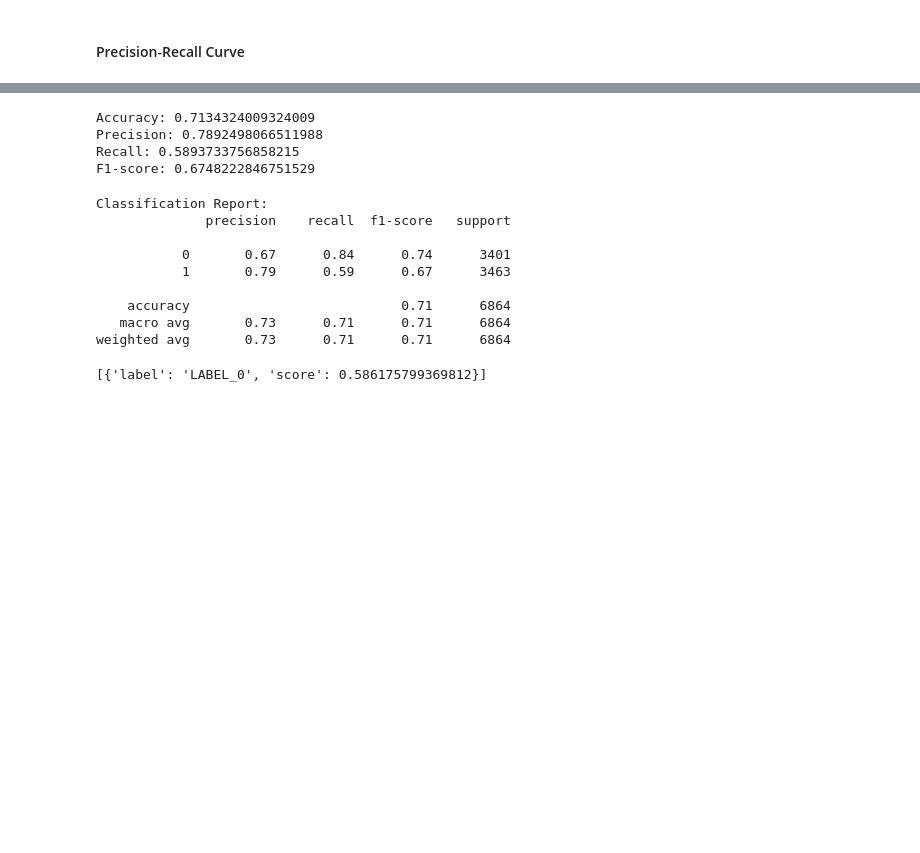
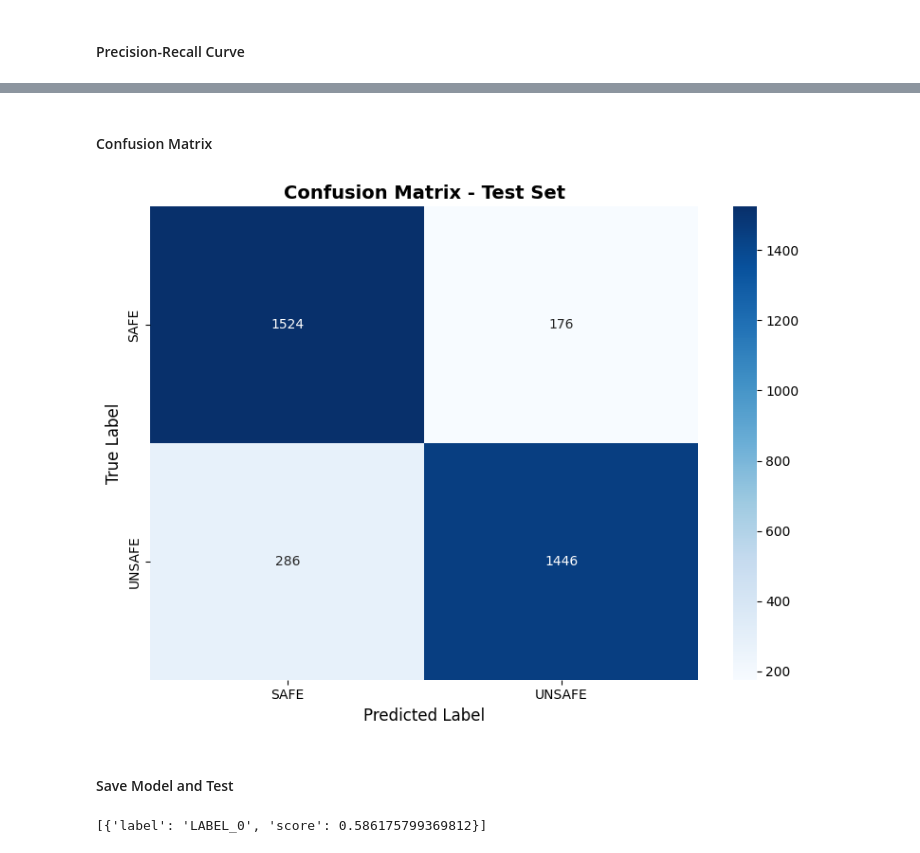
Before and after one commit to lemonmelonn/devanasokan_fyp, a Jupyter notebook: 05_model_training/model4_distilbert_ori.ipynb, the cells around one changed output, grey strips where cells are left out. Cells and saved outputs as stored; diff of their text form; code cells hidden in the pictures; blank space fills up the shorter version.

```diff
--- a/05_model_training/model4_distilbert_ori.ipynb
+++ b/05_model_training/model4_distilbert_ori.ipynb
@@ -249,38 +333,0 @@ from sklearn.metrics import classification_report, accuracy_score
-# %%
-report = classification_report(
-    y_true,
-    y_pred,
-    output_dict=True
-)
-
-accuracy = accuracy_score(y_true, y_pred)
-precision = report["1"]["precision"]
-recall = report["1"]["recall"]
-f1 = report["1"]["f1-score"]
-
-print("Accuracy:", accuracy)
-print("Precision:", precision)
-print("Recall:", recall)
-print("F1-score:", f1)
-# %% [output]
-Accuracy: 0.7134324009324009
-Precision: 0.7892498066511988
-Recall: 0.5893733756858215
-F1-score: 0.6748222846751529
-# %%
-# Classification report
-from sklearn.metrics import classification_report, confusion_matrix
-
-print("Classification Report:")
-classification_report_output = classification_report(full_dataset["test"]["label"], np.argmax(trainer.predict(full_dataset["test"]).predictions, axis=-1))
-print(classification_report_output)
-# %% [output]
-Classification Report:
-              precision    recall  f1-score   support
-
-           0       0.67      0.84      0.74      3401
-           1       0.79      0.59      0.67      3463
-
-    accuracy                           0.71      6864
-   macro avg       0.73      0.71      0.71      6864
-weighted avg       0.73      0.71      0.71      6864
@@ -289,3 +334,30 @@ weighted avg       0.73      0.71      0.71      6864
+# %% [markdown]
+#### Confusion Matrix
+# %%
+# Calculate confusion matrix
+cm = confusion_matrix(y_true, y_pred)
+
+# Create the plot
+plt.figure(figsize=(8, 6))
+sns.heatmap(
+    cm,
+    annot=True,  # Show numbers in cells
+    fmt='d',     # Format as integers
+    cmap='Blues',  # Color palette
+    cbar=True,   # Show color bar
+    xticklabels=['SAFE', 'UNSAFE'],
+    yticklabels=['SAFE', 'UNSAFE']
+)
+
+plt.title('Confusion Matrix - Test Set', fontsize=14, fontweight='bold')
+plt.ylabel('True Label', fontsize=12)
+plt.xlabel('Predicted Label', fontsize=12)
+plt.tight_layout()
+plt.show()
+# %% [output]
+[figure, added]
+# %% [markdown]
+#### Save Model and Test
 # %%
 # Save the version currently in the trainer's brain
 trainer.save_model("./my_final_model")
```
Also changed, not shown: parts of 31 cells of this notebook.
